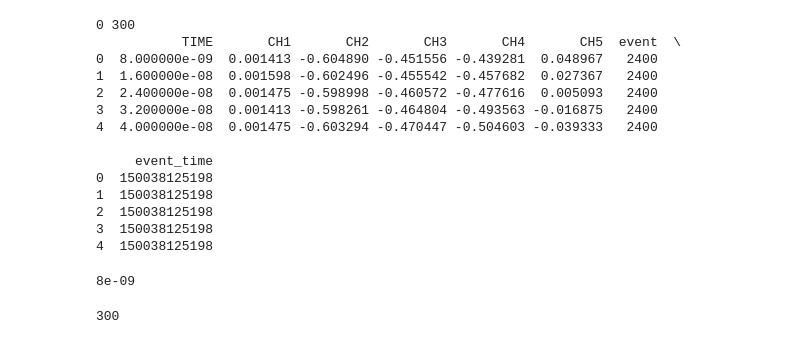
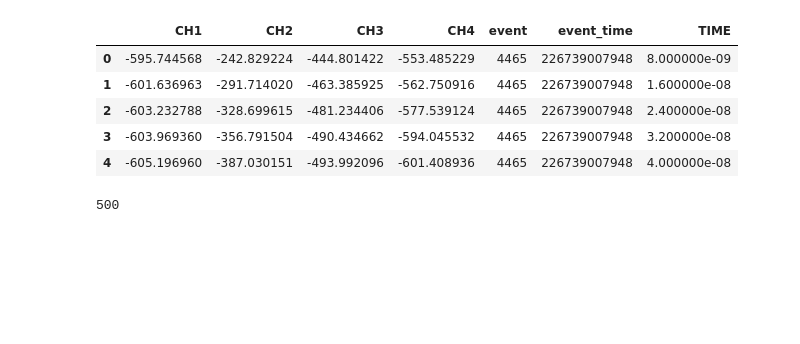
Before and after one commit to mariandbt/CIGAR, a Jupyter notebook: notebooks/DisplayWf.ipynb, the cells around one changed output. Saved outputs shown, nothing was run; the diff lists cells and outputs as text; code cells hidden in the pictures; blank space fills up the shorter version.

```diff
--- a/notebooks/DisplayWf.ipynb
+++ b/notebooks/DisplayWf.ipynb
@@ -73,34 +97,22 @@ def parse_wf_from_binary(filename, num_events=500):
 # %%
 # run_dir = "/data/marian/cigar/runs/20251015_Xe_Kr_17deg_54.5V_Majority"
 # filename = f"{run_dir}/Acq_dig2-192.168.0.254_20251015160926-16.bin"
 
-run_dir = "/data/marian/cigar/runs/20251015_Xe_no_source_17deg_54.5V_Autotrg"
-filename = f"{run_dir}/Acq_dig2-192.168.0.254_20251015162641-05.bin"
+run_dir = "/home/marian/CIGAR_ANALYSIS/CIGAR/data/20251016_Xe_no_source_1.5bar_17deg_54.5V_Majority"
+filename = f"{run_dir}/Acq_dig2-192.168.0.254_20251016120012-18.bin"
 
 df = parse_data.parse_wf_from_binary(filename)
-print(df.head())
+df.head()
 # %% [output]
-0 300
-           TIME       CH1       CH2       CH3       CH4       CH5  event  \
-0  8.000000e-09  0.001413 -0.604890 -0.451556 -0.439281  0.048967   2400
-1  1.600000e-08  0.001598 -0.602496 -0.455542 -0.457682  0.027367   2400
-2  2.400000e-08  0.001475 -0.598998 -0.460572 -0.477616  0.005093   2400
-3  3.200000e-08  0.001413 -0.598261 -0.464804 -0.493563 -0.016875   2400
-4  4.000000e-08  0.001475 -0.603294 -0.470447 -0.504603 -0.039333   2400
-
-     event_time
-0  150038125198
-1  150038125198
-2  150038125198
-3  150038125198
-4  150038125198
+|  | CH1 | CH2 | CH3 | CH4 | event | event_time | TIME |
+| 0 | -595.744568 | -242.829224 | -444.801422 | -553.485229 | 4465 | 226739007948 | 8.000000e-09 |
+| 1 | -601.636963 | -291.714020 | -463.385925 | -562.750916 | 4465 | 226739007948 | 1.600000e-08 |
+| 2 | -603.232788 | -328.699615 | -481.234406 | -577.539124 | 4465 | 226739007948 | 2.400000e-08 |
+| 3 | -603.969360 | -356.791504 | -490.434662 | -594.045532 | 4465 | 226739007948 | 3.200000e-08 |
+| 4 | -605.196960 | -387.030151 | -493.992096 | -601.408936 | 4465 | 226739007948 | 4.000000e-08 |
-# %%
-df.TIME.min()
-# %% [output]
-8e-09
 # %%
 # Filter for a specific event (change index as needed)
 event_list = df['event'].unique()
 print(len(event_list))
 # %% [output]
-300
+500
```
Also changed, not shown: parts of 8 cells of this notebook, 1 other file.
